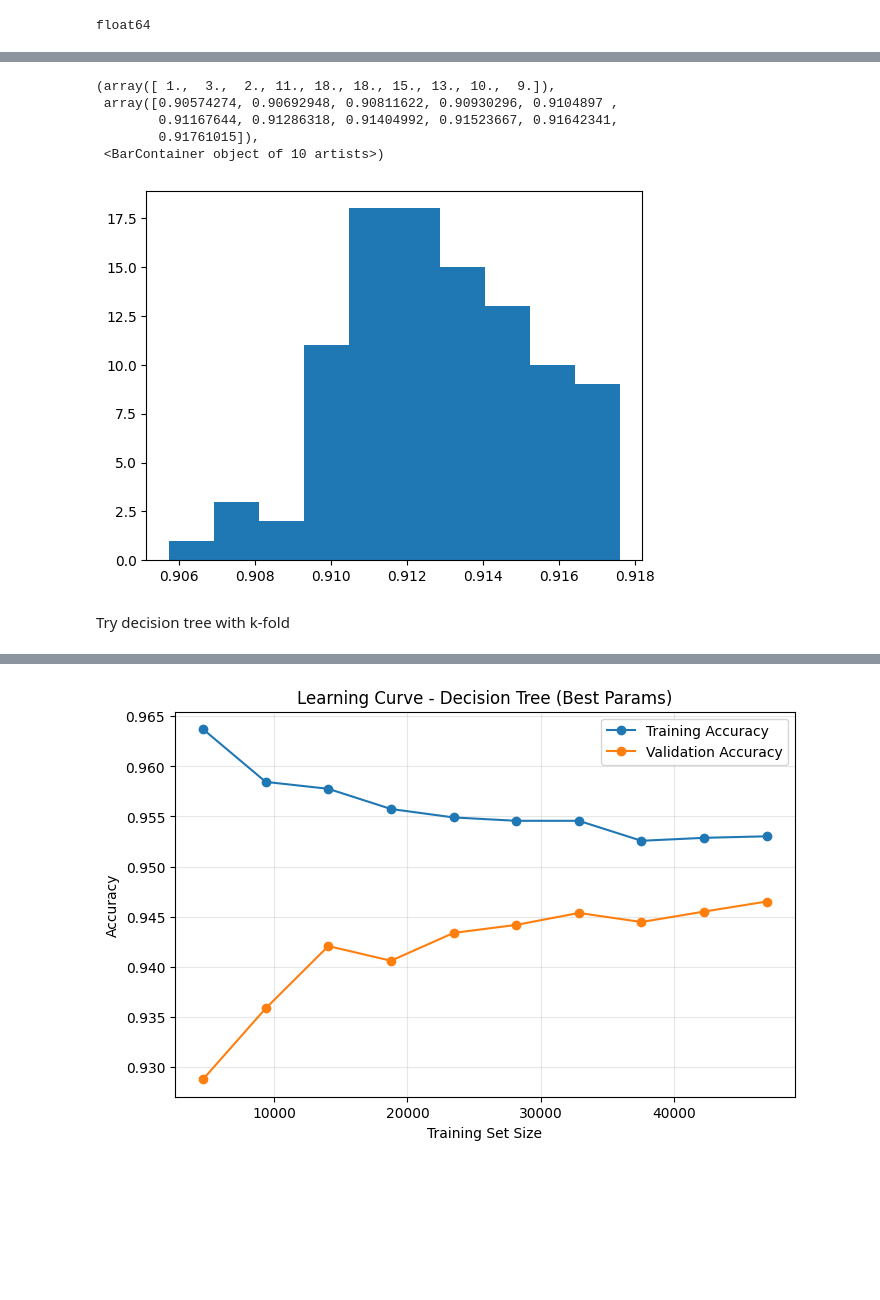
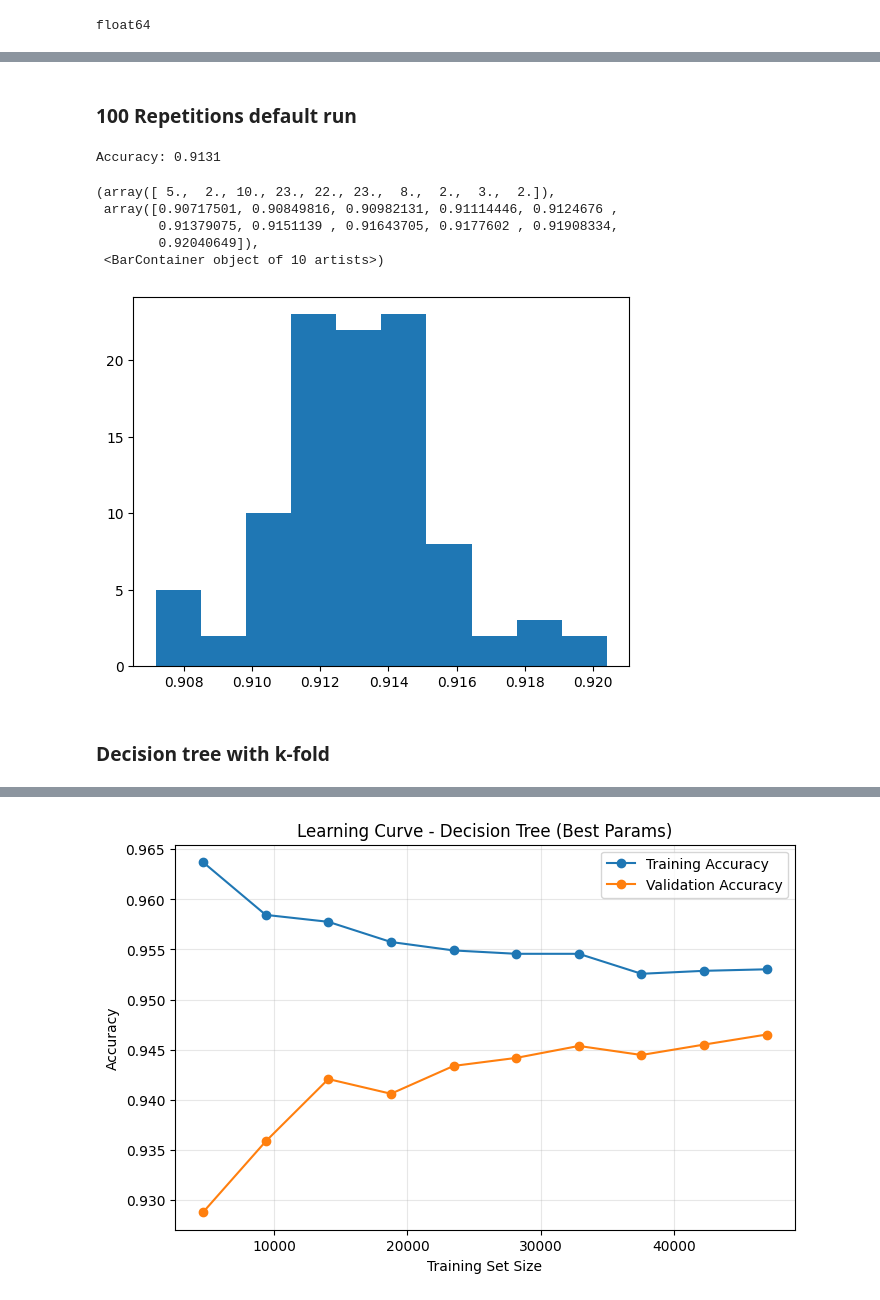
Before and after one commit to alexandre2004costa/IA_project2, a Jupyter notebook: main.ipynb, the cells around one changed output, grey strips where cells are left out. Cells and saved outputs as stored; diff of their text form; code cells hidden in the pictures; blank space fills up the shorter version.

Commit message:
comments on Decision Tree

```diff
--- a/main.ipynb
+++ b/main.ipynb
@@ -349,35 +351,36 @@ float64
+# %% [markdown]
+### 100 Repetitions default run
 # %%
 from sklearn.tree import DecisionTreeClassifier
 from sklearn.metrics import accuracy_score
+import statistics
 
 model_accuracies = []
 
 for repetition in range(100):
     (training_inputs,
      testing_inputs,
      training_classes,
      testing_classes) = train_test_split(all_inputs, all_labels, test_size=0.25)
 
     decision_tree_classifier = DecisionTreeClassifier(random_state=1)
-
-    # Train the classifier on the training set
     decision_tree_classifier.fit(training_inputs, training_classes)
-
-    # Validate the classifier on the testing set
     predicted_classes = decision_tree_classifier.predict(testing_inputs)
-
     model_accuracies.append(accuracy_score(testing_classes, predicted_classes))
 
+average_accuracy = statistics.mean(model_accuracies)
+print(f"Accuracy: {average_accuracy:.4f}")
 plt.hist(model_accuracies)
 # %% [output]
-(array([ 1.,  3.,  2., 11., 18., 18., 15., 13., 10.,  9.]),
- array([0.90574274, 0.90692948, 0.90811622, 0.90930296, 0.9104897 ,
-        0.91167644, 0.91286318, 0.91404992, 0.91523667, 0.91642341,
-        0.91761015]),
- <BarContainer object of 10 artists>)
+Accuracy: 0.9131
+(array([ 5.,  2., 10., 23., 22., 23.,  8.,  2.,  3.,  2.]),
+ array([0.90717501, 0.90849816, 0.90982131, 0.91114446, 0.9124676 ,
+        0.91379075, 0.9151139 , 0.91643705, 0.9177602 , 0.91908334,
+        0.92040649]),
+ <BarContainer object of 10 artists>)
-[figure, old version]
+[figure, new version]
 # %% [markdown]
-Try decision tree with k-fold
+### Decision tree with k-fold
 # %%
 import numpy as np
 from sklearn.model_selection import StratifiedKFold
```
Also changed, not shown: parts of 21 cells of this notebook, 13 other files.
